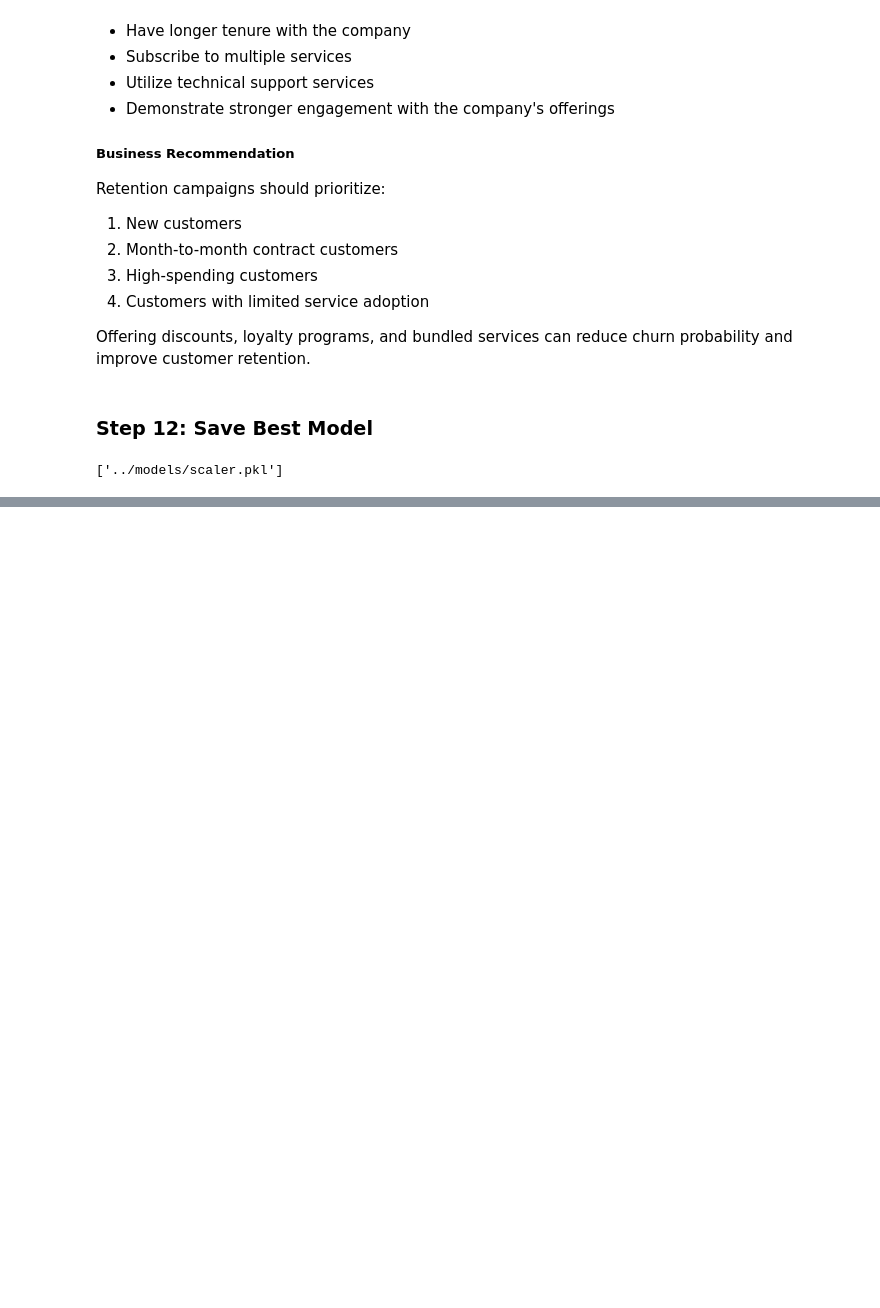
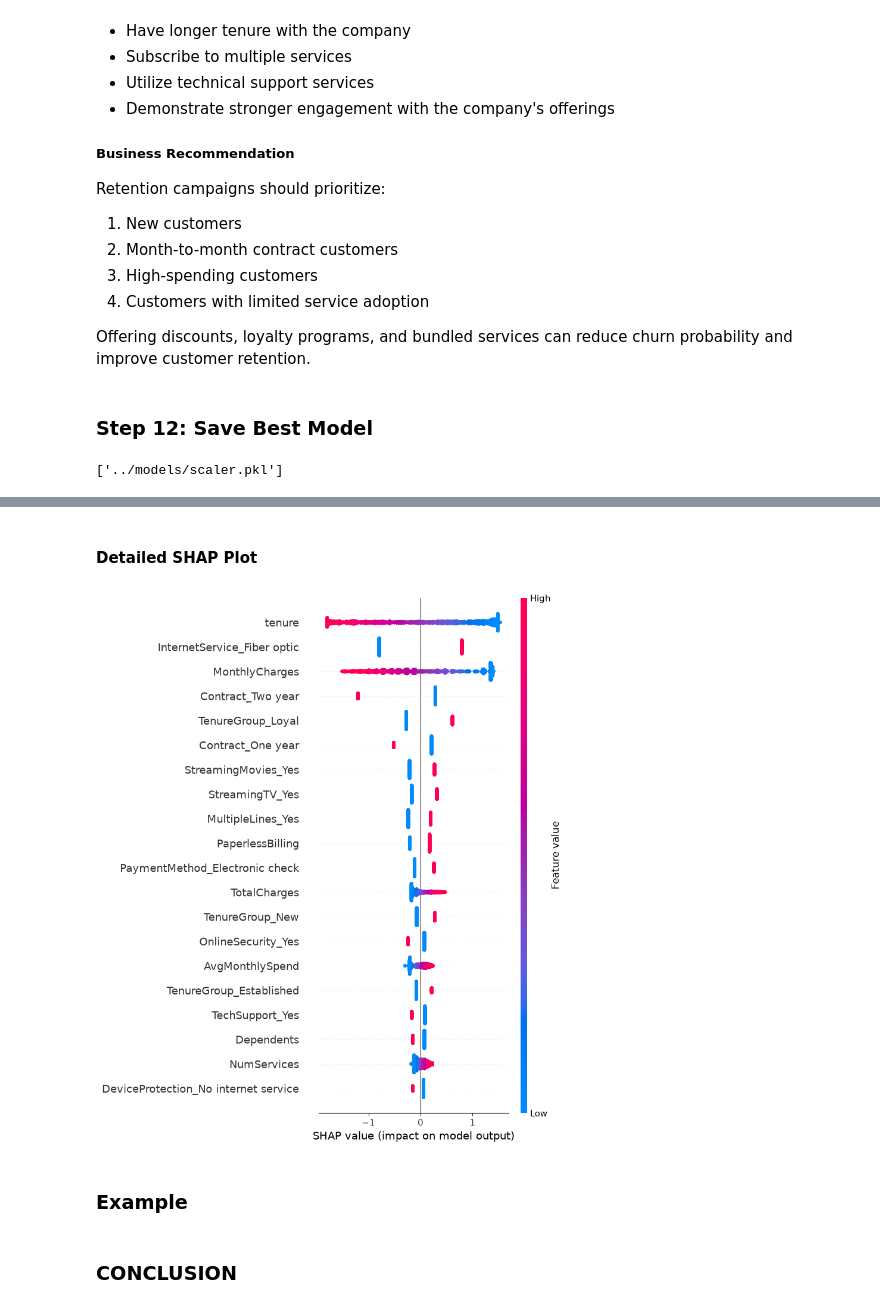
Before and after one commit to Abhilash0079/MachineLearningProjects, a Jupyter notebook: Customer_Churn_Prediction/notebooks/Modeling.ipynb, the cells around one changed output, grey strips where cells are left out. Drawn from its saved outputs; the diff is of its cells as text; code cells hidden in the pictures; blank space fills up the shorter version.

```diff
--- a/Customer_Churn_Prediction/notebooks/Modeling.ipynb
+++ b/Customer_Churn_Prediction/notebooks/Modeling.ipynb
@@ -538,0 +597,21 @@ Due to its strong predictive performance, simplicity, interpretability, and comp
+# %% [markdown]
+#### <b>Detailed SHAP Plot</b>
+# %%
+plt.figure(figsize=(10,6))
+shap.summary_plot(
+    shap_values,
+    X_test,
+    show=False
+)
+plt.tight_layout()
+plt.show()
+
+plt.savefig(
+    "../dashboard/assets/shap_summary.png",
+    bbox_inches="tight"
+)
+plt.close()
+# %% [output]
+[figure, added]
+# %% [markdown]
+### <b>Example</b>
@@ -538,0 +635,2 @@ Due to its strong predictive performance, simplicity, interpretability, and comp
+# %% [markdown]
+### <b>CONCLUSION</b>
```
Also changed, not shown: parts of 18 cells of this notebook, 4 other files.
